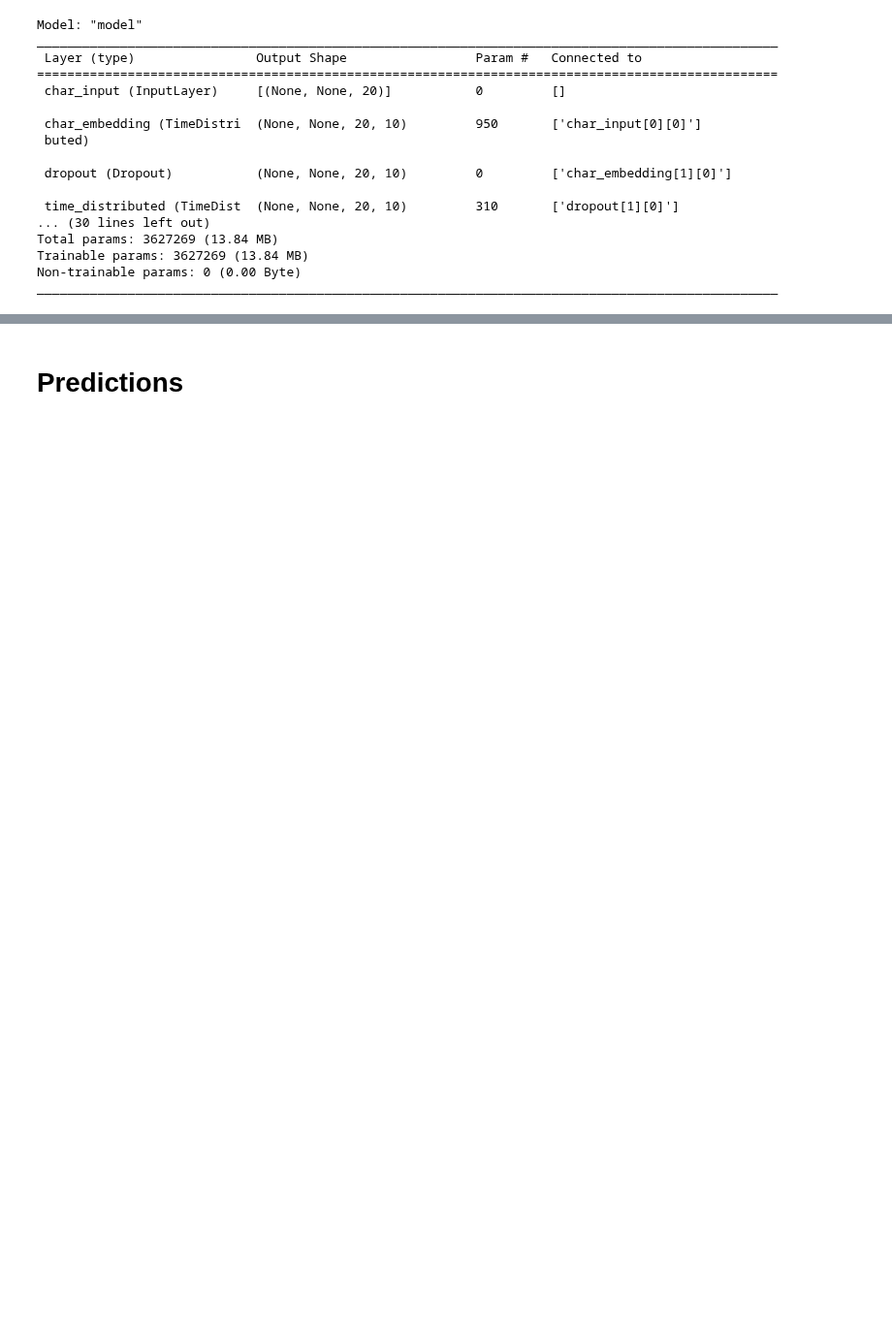
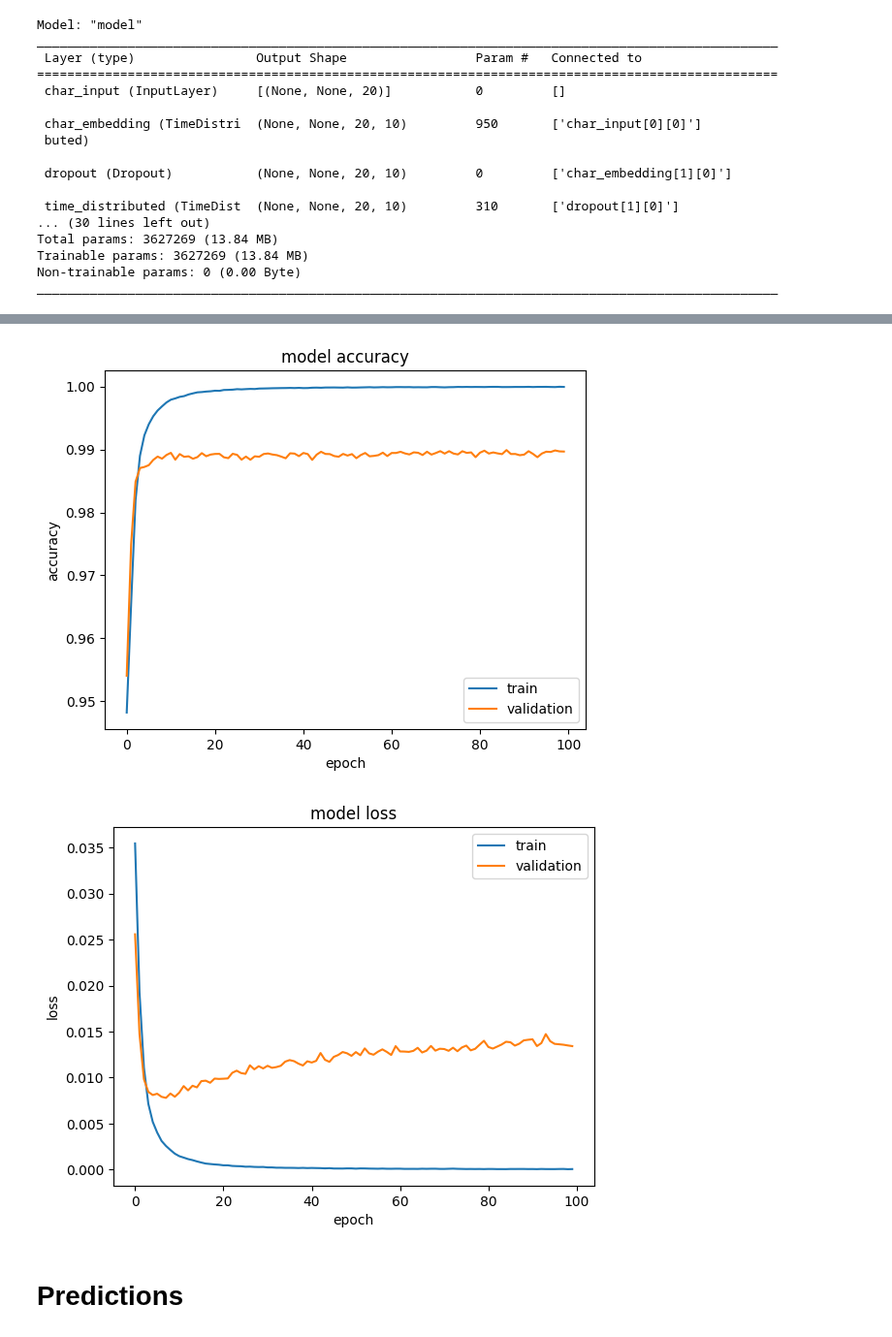
Before and after one commit to truongthuanr/self-learning-project, a Jupyter notebook: 11_Named_Entity_Recognition/Named_Entity_Recognition.ipynb, the cells around one changed output, grey strips where cells are left out. Shown at 97% size. Drawn from its saved outputs; the diff is of its cells as text; code cells hidden in the pictures; blank space fills up the shorter version.

Commit message:
save history

```diff
--- a/11_Named_Entity_Recognition/Named_Entity_Recognition.ipynb
+++ b/11_Named_Entity_Recognition/Named_Entity_Recognition.ipynb
@@ -183,3 +168,8 @@ X_train_case = case_preprocesing(conll_data['train']['tokens'])
+# %%
+
+X_train_case = case_preprocesing(conll_data['train']['tokens'])
+X_test_case = case_preprocesing(conll_data['test']['tokens'])
+X_val_case = case_preprocesing(conll_data['validation']['tokens'])
 # %% [markdown]
 ## Targer preprocessing
 # %%
@@ -213,3 +208,7 @@ y_train = encoding_ytrain(y_train)
+# %%
+y_train = encoding_ytrain(conll_data['train']['ner_tags'])
+y_test = encoding_ytrain(conll_data['test']['ner_tags'])
+y_val = encoding_ytrain(conll_data['validation']['ner_tags'])
 # %% [markdown]
 # Model
 # %%
@@ -313,9 +299,3 @@ Total params: 3627269 (13.84 MB)
 Trainable params: 3627269 (13.84 MB)
 Non-trainable params: 0 (0.00 Byte)
 __________________________________________________________________________________________________
-# %%
-model.fit([X_train_word[1000:],X_train_char[1000:], X_train_case[1000:]],
-          y_train[1000:],
-          epochs=50,
-          batch_size=512,
-          validation_data=([X_train_word[:1000],X_train_char[:1000],X_train_case[:1000]], y_train[:1000]))
@@ -340,0 +302,6 @@ Epoch 50/50
+# %%
+history = model.fit([X_train_word,X_train_char, X_train_case],
+                    y_train,
+                    epochs=100,
+                    batch_size=64,
+                    validation_data=([X_val_word,X_val_char,X_val_case], y_val))
@@ -341,2 +337,22 @@ Epoch 50/50
+# %%
+# summarize history for accuracy
+plt.plot(history.history['accuracy'])
+plt.plot(history.history['val_accuracy'])
+plt.title('model accuracy')
+plt.ylabel('accuracy')
+plt.xlabel('epoch')
+plt.legend(['train', 'validation'], loc='lower right')
+plt.show()
+# summarize history for loss
+plt.plot(history.history['loss'])
+plt.plot(history.history['val_loss'])
+plt.title('model loss')
+plt.ylabel('loss')
+plt.xlabel('epoch')
+plt.legend(['train', 'validation'], loc='upper right')
+plt.show()
+# %% [output]
+[figure, added]
+[figure, added]
 # %% [markdown]
 # Predictions
```
Also changed, not shown: parts of 42 cells of this notebook.
